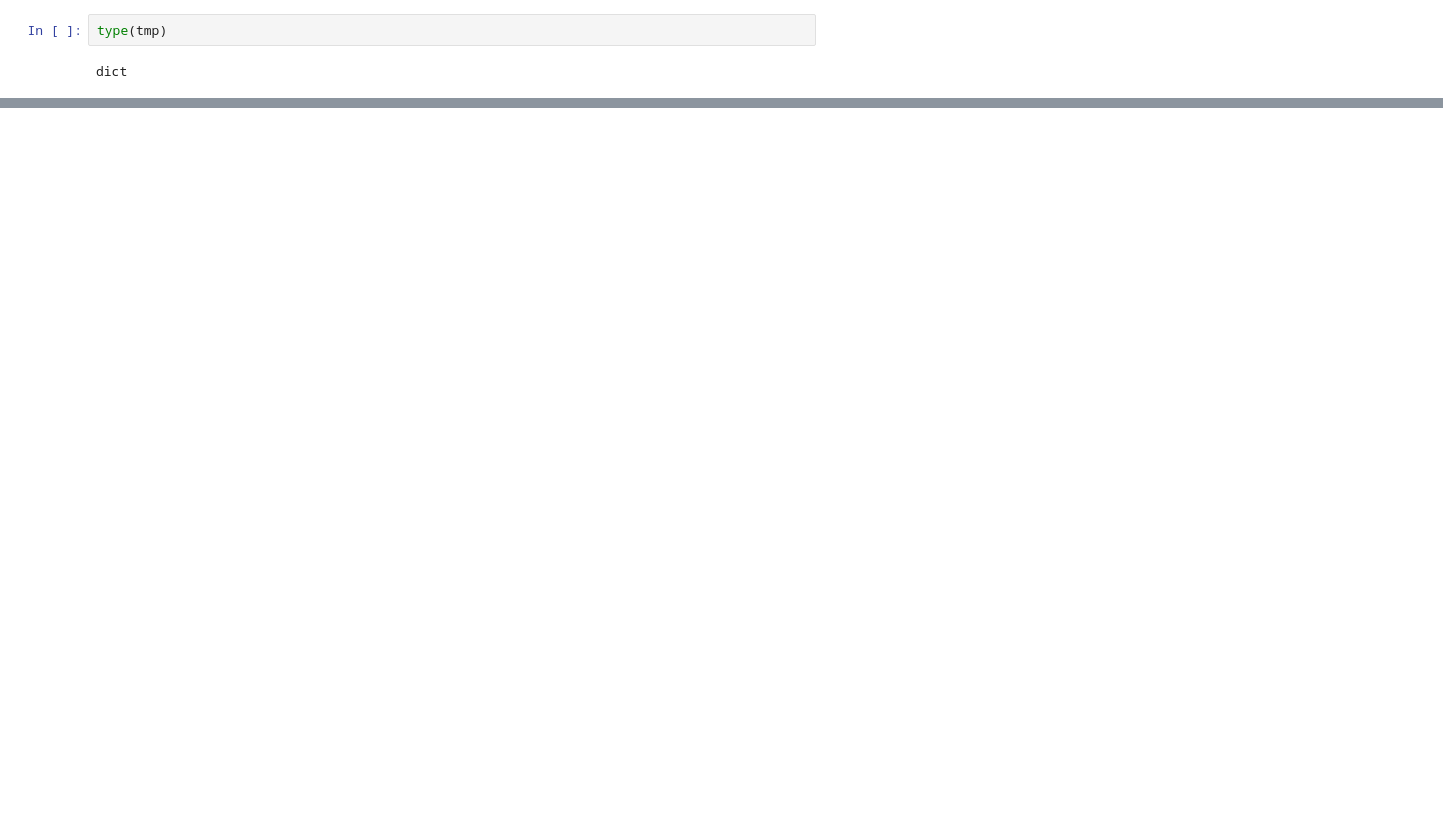
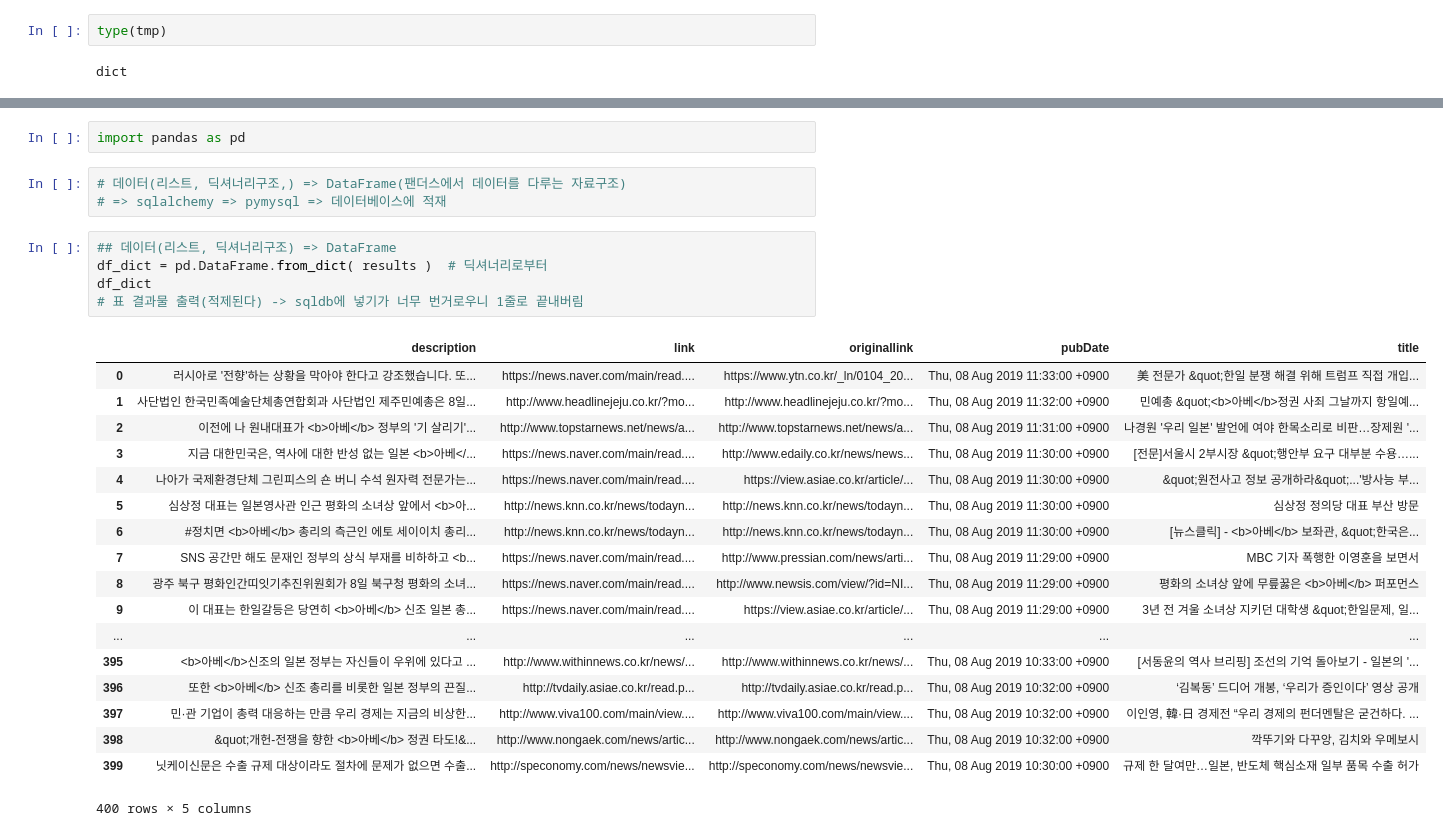
Before and after one commit to JeongsuMoon1/py_projects, a Jupyter notebook: analysis/crawling/데이터획득_level2_api를이용한수집.ipynb, the cells around one changed output, grey strips where cells are left out. Cells and saved outputs as stored; diff of their text form; blank space fills up the shorter version.

```diff
--- a/analysis/crawling/데이터획득_level2_api를이용한수집.ipynb
+++ b/analysis/crawling/데이터획득_level2_api를이용한수집.ipynb
@@ -176,0 +260,29 @@ for item in tmp['items']:
+# %%
+import pandas as pd
+# %%
+# 데이터(리스트, 딕셔너리구조,) => DataFrame(팬더스에서 데이터를 다루는 자료구조)
+# => sqlalchemy => pymysql => 데이터베이스에 적재
+# %%
+## 데이터(리스트, 딕셔너리구조) => DataFrame
+df_dict = pd.DataFrame.from_dict( results )  # 딕셔너리로부터
+df_dict
+# 표 결과물 출력(적제된다) -> sqldb에 넣기가 너무 번거로우니 1줄로 끝내버림
+# %% [output]
+|  | description | link | originallink | pubDate | title |
+| 0 | 러시아로 '전향'하는 상황을 막아야 한다고 강조했습니다. 또... | https://news.naver.com/main/read.... | https://www.ytn.co.kr/_ln/0104_20... | Thu, 08 Aug 2019 11:33:00 +0900 | 美 전문가 &quot;한일 분쟁 해결 위해 트럼프 직접 개입... |
+| 1 | 사단법인 한국민족예술단체총연합회과 사단법인 제주민예총은 8일... | http://www.headlinejeju.co.kr/?mo... | http://www.headlinejeju.co.kr/?mo... | Thu, 08 Aug 2019 11:32:00 +0900 | 민예총 &quot;<b>아베</b>정권 사죄 그날까지 항일예... |
+| 2 | 이전에 나 원내대표가 <b>아베</b> 정부의 '기 살리기'... | http://www.topstarnews.net/news/a... | http://www.topstarnews.net/news/a... | Thu, 08 Aug 2019 11:31:00 +0900 | 나경원 '우리 일본' 발언에 여야 한목소리로 비판…장제원 '... |
+| 3 | 지금 대한민국은, 역사에 대한 반성 없는 일본 <b>아베</... | https://news.naver.com/main/read.... | http://www.edaily.co.kr/news/news... | Thu, 08 Aug 2019 11:30:00 +0900 | [전문]서울시 2부시장 &quot;행안부 요구 대부분 수용…... |
+| 4 | 나아가 국제환경단체 그린피스의 숀 버니 수석 원자력 전문가는... | https://news.naver.com/main/read.... | https://view.asiae.co.kr/article/... | Thu, 08 Aug 2019 11:30:00 +0900 | &quot;원전사고 정보 공개하라&quot;...'방사능 부... |
+| 5 | 심상정 대표는 일본영사관 인근 평화의 소녀상 앞에서 <b>아... | http://news.knn.co.kr/news/todayn... | http://news.knn.co.kr/news/todayn... | Thu, 08 Aug 2019 11:30:00 +0900 | 심상정 정의당 대표 부산 방문 |
+| 6 | #정치면 <b>아베</b> 총리의 측근인 에토 세이이치 총리... | http://news.knn.co.kr/news/todayn... | http://news.knn.co.kr/news/todayn... | Thu, 08 Aug 2019 11:30:00 +0900 | [뉴스클릭] - <b>아베</b> 보좌관, &quot;한국은... |
+| 7 | SNS 공간만 해도 문재인 정부의 상식 부재를 비하하고 <b... | https://news.naver.com/main/read.... | http://www.pressian.com/news/arti... | Thu, 08 Aug 2019 11:29:00 +0900 | MBC 기자 폭행한 이영훈을 보면서 |
+| 8 | 광주 북구 평화인간띠잇기추진위원회가 8일 북구청 평화의 소녀... | https://news.naver.com/main/read.... | http://www.newsis.com/view/?id=NI... | Thu, 08 Aug 2019 11:29:00 +0900 | 평화의 소녀상 앞에 무릎꿇은 <b>아베</b> 퍼포먼스 |
+| 9 | 이 대표는 한일갈등은 당연히 <b>아베</b> 신조 일본 총... | https://news.naver.com/main/read.... | https://view.asiae.co.kr/article/... | Thu, 08 Aug 2019 11:29:00 +0900 | 3년 전 겨울 소녀상 지키던 대학생 &quot;한일문제, 일... |
+| ... | ... | ... | ... | ... | ... |
+| 395 | <b>아베</b>신조의 일본 정부는 자신들이 우위에 있다고 ... | http://www.withinnews.co.kr/news/... | http://www.withinnews.co.kr/news/... | Thu, 08 Aug 2019 10:33:00 +0900 | [서동윤의 역사 브리핑] 조선의 기억 돌아보기 - 일본의 '... |
+| 396 | 또한 <b>아베</b> 신조 총리를 비롯한 일본 정부의 끈질... | http://tvdaily.asiae.co.kr/read.p... | http://tvdaily.asiae.co.kr/read.p... | Thu, 08 Aug 2019 10:32:00 +0900 | ‘김복동’ 드디어 개봉, ‘우리가 증인이다’ 영상 공개 |
+| 397 | 민·관 기업이 총력 대응하는 만큼 우리 경제는 지금의 비상한... | http://www.viva100.com/main/view.... | http://www.viva100.com/main/view.... | Thu, 08 Aug 2019 10:32:00 +0900 | 이인영, 韓·日 경제전 “우리 경제의 펀더멘탈은 굳건하다. ... |
+| 398 | &quot;개헌-전쟁을 향한 <b>아베</b> 정권 타도!&... | http://www.nongaek.com/news/artic... | http://www.nongaek.com/news/artic... | Thu, 08 Aug 2019 10:32:00 +0900 | 깍뚜기와 다꾸앙, 김치와 우메보시 |
+| 399 | 닛케이신문은 수출 규제 대상이라도 절차에 문제가 없으면 수출... | http://speconomy.com/news/newsvie... | http://speconomy.com/news/newsvie... | Thu, 08 Aug 2019 10:30:00 +0900 | 규제 한 달여만…일본, 반도체 핵심소재 일부 품목 수출 허가 |
+400 rows × 5 columns
```
Also changed, not shown: parts of 22 cells of this notebook, 4 other files.
